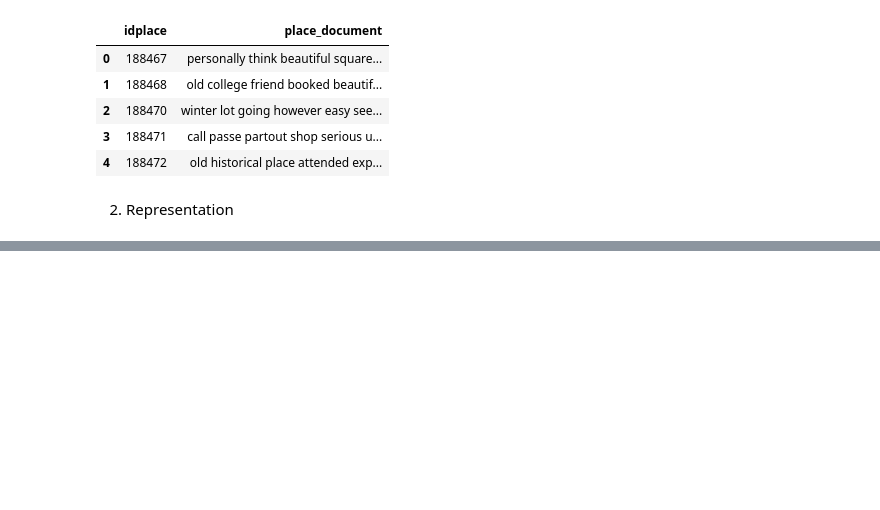
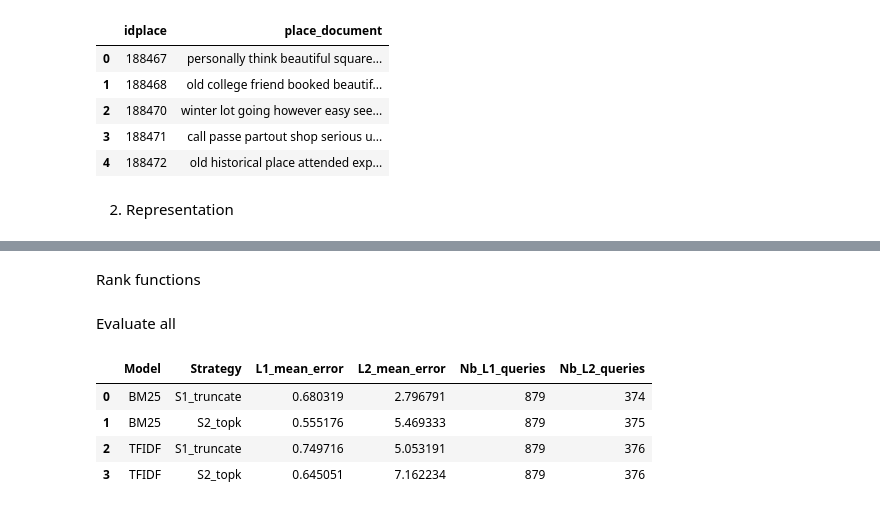
Before and after one commit to Debian-code/TripAdvisor_Recommendation_System, a Jupyter notebook: notebook.ipynb, the cells around one changed output, grey strips where cells are left out. Saved outputs shown, nothing was run; the diff lists cells and outputs as text; code cells hidden in the pictures; blank space fills up the shorter version.

Commit message:
BM25 and TF-IDF using two strategies + results

```diff
--- a/notebook.ipynb
+++ b/notebook.ipynb
@@ -191,0 +585,55 @@ Nb de lieux (docs): 1835
+# %% [markdown]
+Rank functions
+# %%
+TOP_N_RANK = 500  # big enough so L2 can find a match
+
+def rank_bm25_S1(qid):
+    q_text = docs_S1_query.loc[qid, "place_document"]
+    ranked = bm25_rank(bm25_S1_cand, bm25_ids_S1_cand, q_text, top_n=TOP_N_RANK)
+    return [cid for cid, _ in ranked]
+
+def rank_bm25_S2(qid):
+    q_text = docs_S2_query.loc[qid, "place_document"]
+    ranked = bm25_rank(bm25_S2_cand, bm25_ids_S2_cand, q_text, top_n=TOP_N_RANK)
+    return [cid for cid, _ in ranked]
+
+def rank_tfidf_S1(qid):
+    q_text = docs_S1_query.loc[qid, "place_document"]
+    ranked = tfidf_rank(tfidf_vec_S1_cand, X_S1_cand, tfidf_ids_S1_cand, q_text, top_n=TOP_N_RANK)
+    return [cid for cid, _ in ranked]
+
+def rank_tfidf_S2(qid):
+    q_text = docs_S2_query.loc[qid, "place_document"]
+    ranked = tfidf_rank(tfidf_vec_S2_cand, X_S2_cand, tfidf_ids_S2_cand, q_text, top_n=TOP_N_RANK)
+    return [cid for cid, _ in ranked]
+# %% [markdown]
+Evaluate all
+# %%
+results = []
+
+results.append(("BM25", "S1_truncate", evaluate_model(query_ids_eval, rank_bm25_S1, meta)))
+results.append(("BM25", "S2_topk",     evaluate_model(query_ids_eval, rank_bm25_S2, meta)))
+results.append(("TFIDF", "S1_truncate", evaluate_model(query_ids_eval, rank_tfidf_S1, meta)))
+results.append(("TFIDF", "S2_topk",     evaluate_model(query_ids_eval, rank_tfidf_S2, meta)))
+
+
+rows = []
+for model_name, strat_name, res in results:
+    rows.append({
+        "Model": model_name,
+        "Strategy": strat_name,
+        "L1_mean_error": res["L1_mean_error"],
+        "L2_mean_error": res["L2_mean_error"],
+        "Nb_L1_queries": res["Nb_L1_queries"],
+        "Nb_L2_queries": res["Nb_L2_queries"],
+    })
+
+results_df = pd.DataFrame(rows).sort_values(["Model", "Strategy"])
+# %%
+results_df
+# %% [output]
+|  | Model | Strategy | L1_mean_error | L2_mean_error | Nb_L1_queries | Nb_L2_queries |
+| 0 | BM25 | S1_truncate | 0.680319 | 2.796791 | 879 | 374 |
+| 1 | BM25 | S2_topk | 0.555176 | 5.469333 | 879 | 375 |
+| 2 | TFIDF | S1_truncate | 0.749716 | 5.053191 | 879 | 376 |
+| 3 | TFIDF | S2_topk | 0.645051 | 7.162234 | 879 | 376 |
```
Also changed, not shown: parts of 39 cells of this notebook, 1 other file.
